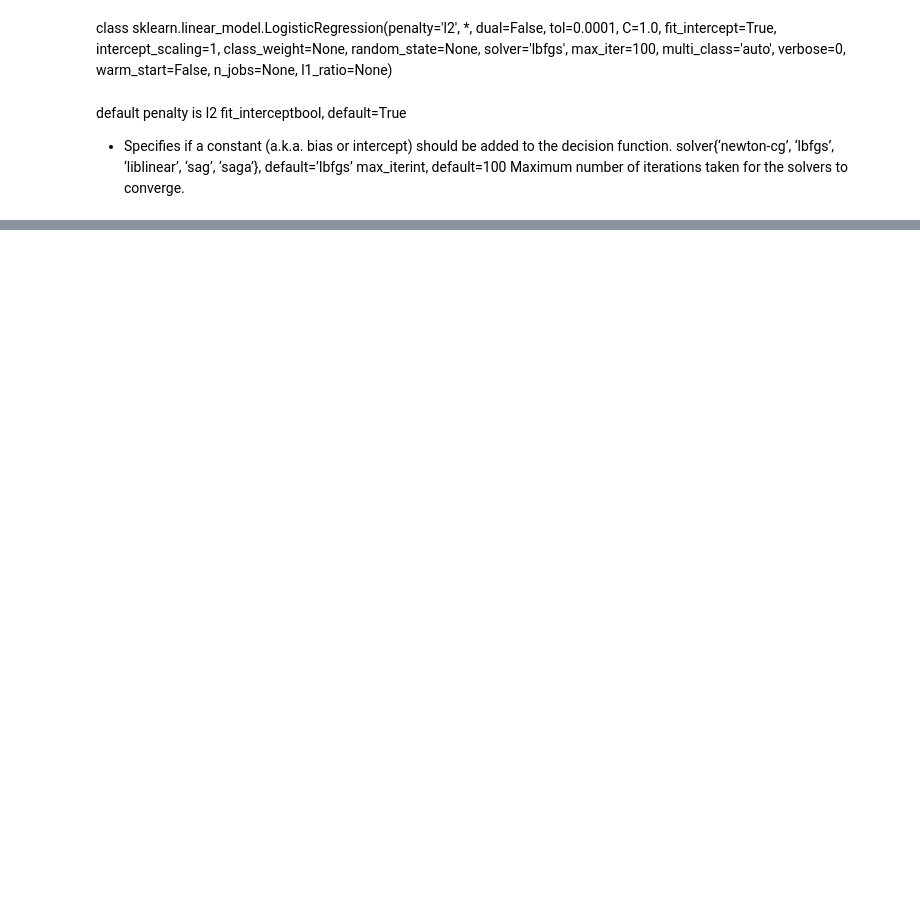
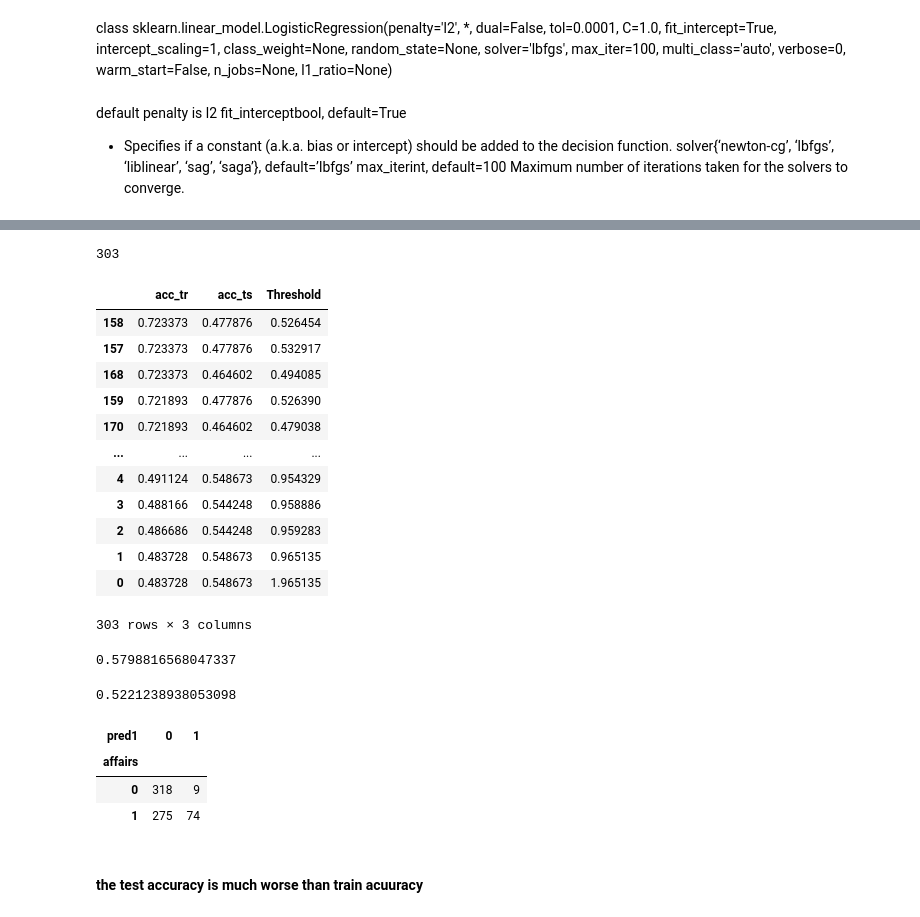
Before and after one commit to Smit131/DS-assignments-python, a Jupyter notebook: Logistic Regression/JupyCode.ipynb, the cells around one changed output, grey strips where cells are left out. Cells and saved outputs as stored; diff of their text form; code cells hidden in the pictures; blank space fills up the shorter version.

```diff
--- a/Logistic Regression/JupyCode.ipynb
+++ b/Logistic Regression/JupyCode.ipynb
@@ -250,0 +488,35 @@ mark1 = LogisticRegression()
+# %%
+for i in auc_df['threshold']:
+    prob_tr["pred1"] = pd.Series(np.where(prob_tr["prob1"]>i,1,0))
+    prob_ts["pred1"] = pd.Series(np.where(prob_tr["prob1"]>i,1,0))
+    t.append(i)
+    acc_tr.append(np.mean(prob_tr["pred1"] == dfd_tr_y.reset_index(drop=True)))
+    acc_ts.append(np.mean(prob_ts["pred1"] == dfd_ts_y.reset_index(drop=True)))
+# %%
+df_acct = pd.DataFrame()
+# %%
+len(acc_ts)
+# %% [output]
+303
+# %%
+df_acct["acc_tr"] = acc_tr
+df_acct["acc_ts"] = acc_ts
+df_acct["Threshold"] = t
+# %%
+df_acct.sort_values(by = "acc_tr",inplace = True, ascending = False)
+# %%
+df_acct
+# %% [output]
+|  | acc_tr | acc_ts | Threshold |
+| 158 | 0.723373 | 0.477876 | 0.526454 |
+| 157 | 0.723373 | 0.477876 | 0.532917 |
+| 168 | 0.723373 | 0.464602 | 0.494085 |
+| 159 | 0.721893 | 0.477876 | 0.526390 |
+| 170 | 0.721893 | 0.464602 | 0.479038 |
+| ... | ... | ... | ... |
+| 4 | 0.491124 | 0.548673 | 0.954329 |
+| 3 | 0.488166 | 0.544248 | 0.958886 |
+| 2 | 0.486686 | 0.544248 | 0.959283 |
+| 1 | 0.483728 | 0.548673 | 0.965135 |
+| 0 | 0.483728 | 0.548673 | 1.965135 |
+303 rows × 3 columns
@@ -250,0 +527,17 @@ mark1 = LogisticRegression()
+# %%
+np.mean(prob_tr["pred1"] == dfd_tr_y.reset_index(drop=True))
+# %% [output]
+0.5798816568047337
+# %%
+np.mean(prob_ts["pred1"] == dfd_ts_y.reset_index(drop=True))
+# %% [output]
+0.5221238938053098
+# %%
+pd.crosstab(dfd_tr_y.reset_index(drop=True),prob_tr["pred1"])
+# %% [output]
+| pred1 | 0 | 1 |
+| affairs |  |  |
+| 0 | 318 | 9 |
+| 1 | 275 | 74 |
+# %% [markdown]
+#### the test accuracy is much worse than train acuuracy
```
Also changed, not shown: parts of 45 cells of this notebook, 3 other files.
